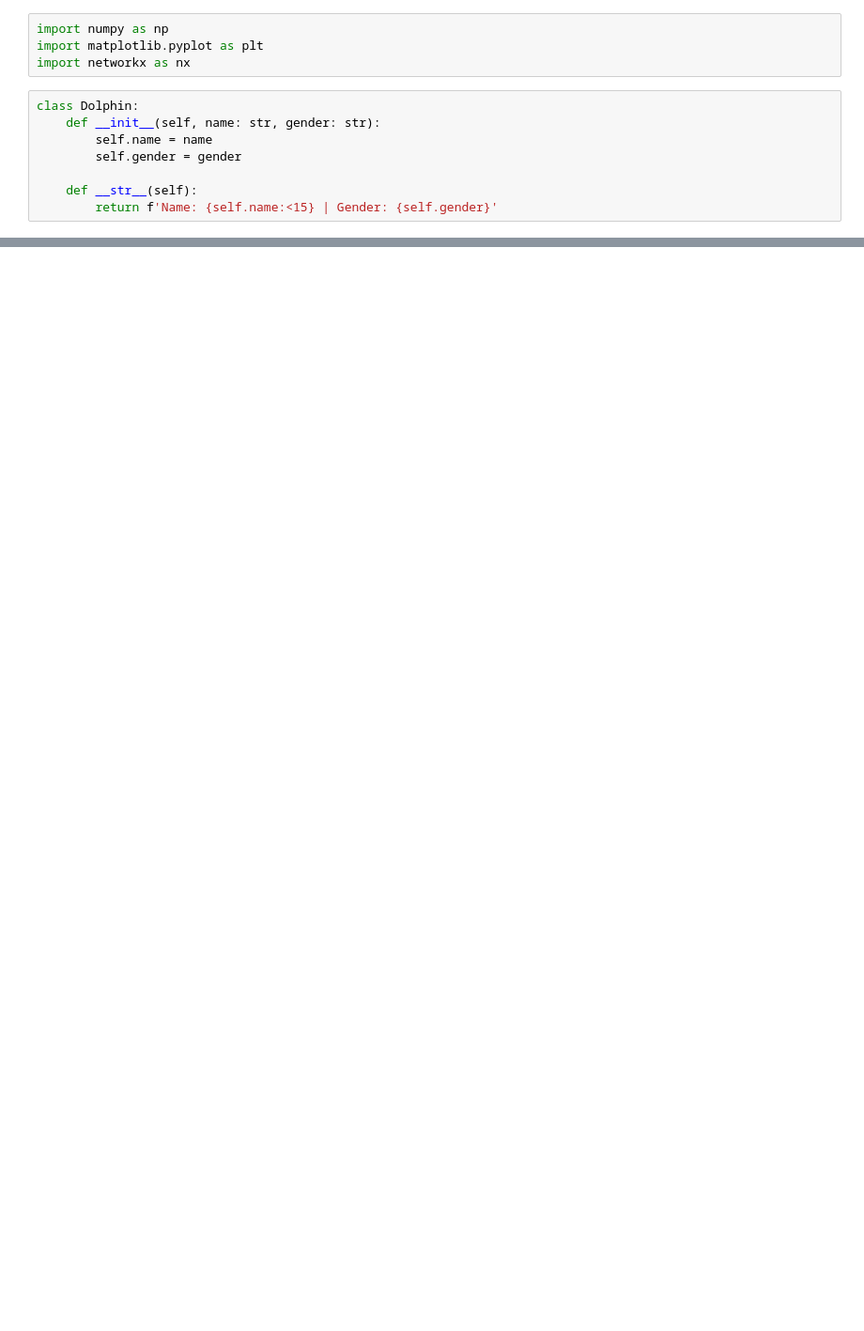
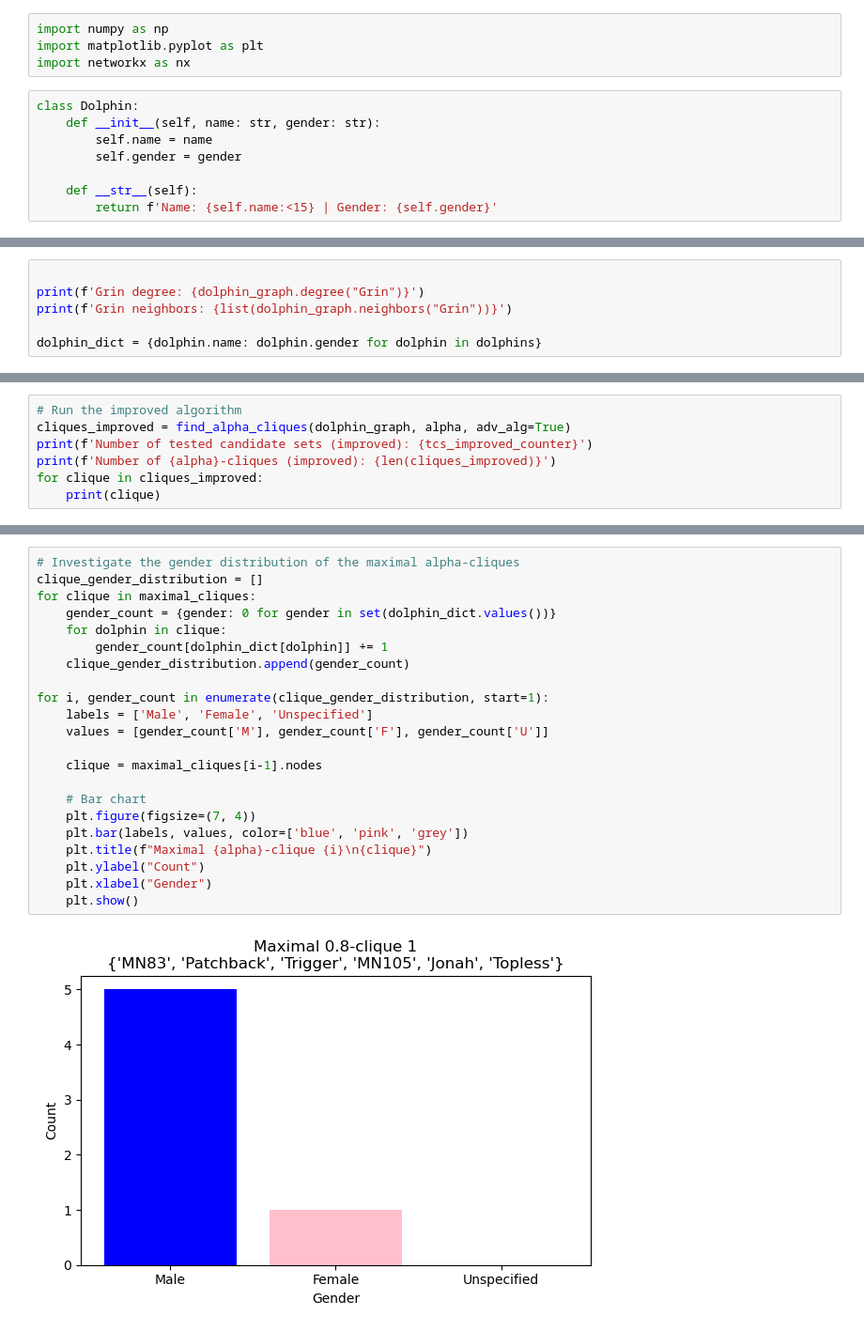
Before and after one commit to ancuongnguyen07/CS-E4650, a Jupyter notebook: hw4/code/solution.ipynb, the cells around one changed output, grey strips where cells are left out. Shown at 94% size. Cells and saved outputs as stored; diff of their text form; blank space fills up the shorter version.

```diff
--- a/hw4/code/solution.ipynb
+++ b/hw4/code/solution.ipynb
@@ -233,0 +50,6 @@ for clique in sorted(list(cliques)):
+# %%
+
+print(f'Grin degree: {dolphin_graph.degree("Grin")}')
+print(f'Grin neighbors: {list(dolphin_graph.neighbors("Grin"))}')
+
+dolphin_dict = {dolphin.name: dolphin.gender for dolphin in dolphins}
@@ -233,0 +233,7 @@ for clique in sorted(list(cliques)):
+# %%
+# Run the improved algorithm
+cliques_improved = find_alpha_cliques(dolphin_graph, alpha, adv_alg=True)
+print(f'Number of tested candidate sets (improved): {tcs_improved_counter}')
+print(f'Number of {alpha}-cliques (improved): {len(cliques_improved)}')
+for clique in cliques_improved:
+    print(clique)
@@ -233,0 +303,24 @@ for clique in sorted(list(cliques)):
+# %%
+# Investigate the gender distribution of the maximal alpha-cliques
+clique_gender_distribution = []
+for clique in maximal_cliques:
+    gender_count = {gender: 0 for gender in set(dolphin_dict.values())}
+    for dolphin in clique:
+        gender_count[dolphin_dict[dolphin]] += 1
+    clique_gender_distribution.append(gender_count)
+
+for i, gender_count in enumerate(clique_gender_distribution, start=1):
+    labels = ['Male', 'Female', 'Unspecified']
+    values = [gender_count['M'], gender_count['F'], gender_count['U']]
+
+    clique = maximal_cliques[i-1].nodes
+
+    # Bar chart
+    plt.figure(figsize=(7, 4))
+    plt.bar(labels, values, color=['blue', 'pink', 'grey'])
+    plt.title(f"Maximal {alpha}-clique {i}\n{clique}")
+    plt.ylabel("Count")
+    plt.xlabel("Gender")
+    plt.show()
+# %% [output]
+[figure, added]
```
Also changed, not shown: parts of 12 cells of this notebook.
